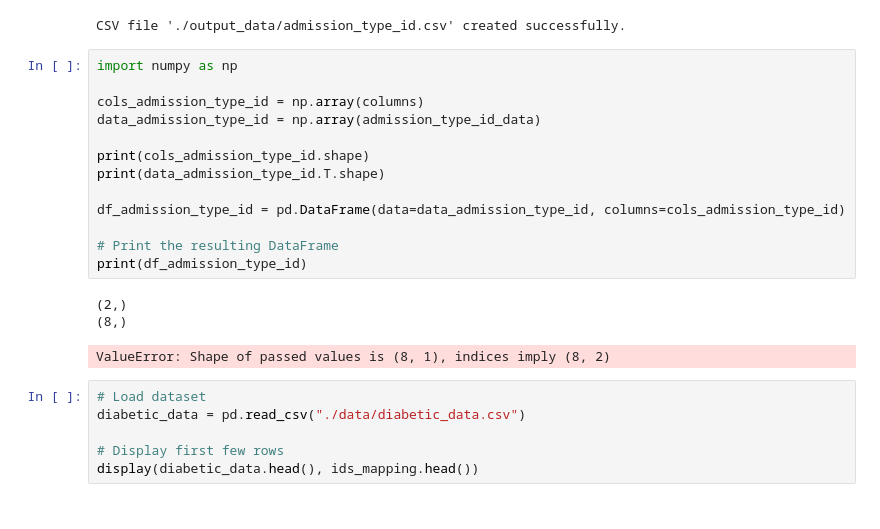
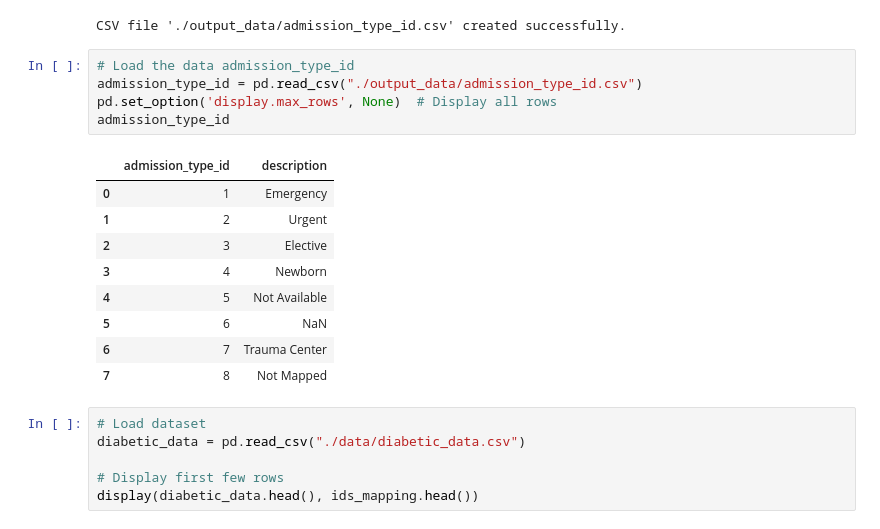
Before and after one commit to iamgiulyUCL/COMP0189Applied-Artificial-IntelligenceUCL, a Jupyter notebook: COMP0189_coursework_1.ipynb, the cells around one changed output. Drawn from its saved outputs; the diff is of its cells as text.

```diff
--- a/COMP0189_coursework_1.ipynb
+++ b/COMP0189_coursework_1.ipynb
@@ -135,23 +128,21 @@ with open(output_file_admission_type_id, mode='w', newline='') as file:
 print(f"CSV file '{output_file_admission_type_id}' created successfully.")
 # %% [output]
 CSV file './output_data/admission_type_id.csv' created successfully.
-# %%
-import numpy as np
-
-cols_admission_type_id = np.array(columns)
-data_admission_type_id = np.array(admission_type_id_data)
-
-print(cols_admission_type_id.shape)
-print(data_admission_type_id.T.shape)
-
-df_admission_type_id = pd.DataFrame(data=data_admission_type_id, columns=cols_admission_type_id)
-
-# Print the resulting DataFrame
-print(df_admission_type_id)
-# %% [output]
-(2,)
-(8,)
-ValueError: Shape of passed values is (8, 1), indices imply (8, 2)
+# %%
+# Load the data admission_type_id
+admission_type_id = pd.read_csv("./output_data/admission_type_id.csv")
+pd.set_option('display.max_rows', None)  # Display all rows
+admission_type_id
+# %% [output]
+|  | admission_type_id | description |
+| 0 | 1 | Emergency |
+| 1 | 2 | Urgent |
+| 2 | 3 | Elective |
+| 3 | 4 | Newborn |
+| 4 | 5 | Not Available |
+| 5 | 6 | NaN |
+| 6 | 7 | Trauma Center |
+| 7 | 8 | Not Mapped |
 # %%
 # Load dataset
 diabetic_data = pd.read_csv("./data/diabetic_data.csv")
```
Also changed, not shown: parts of 10 cells of this notebook.
